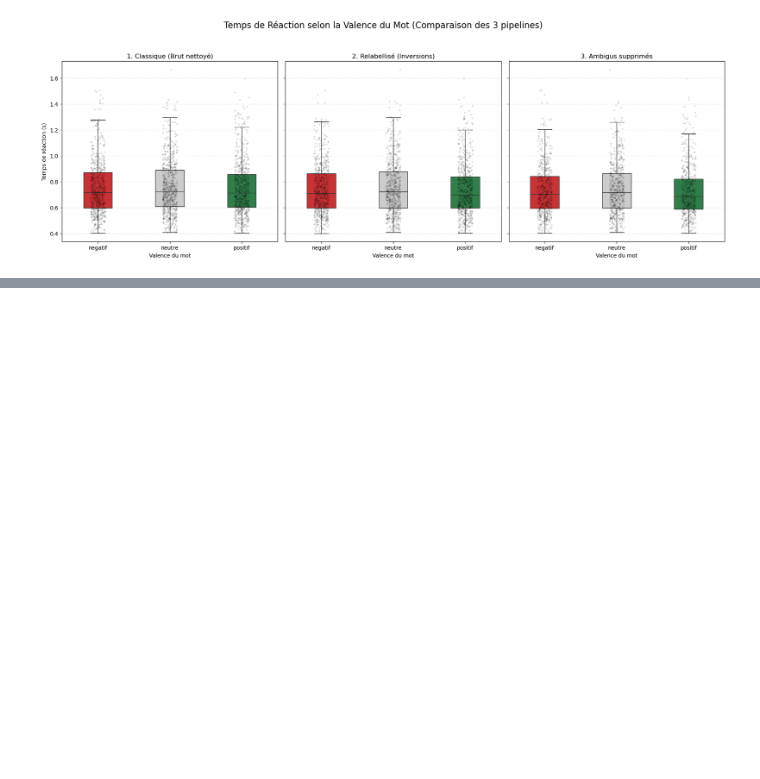
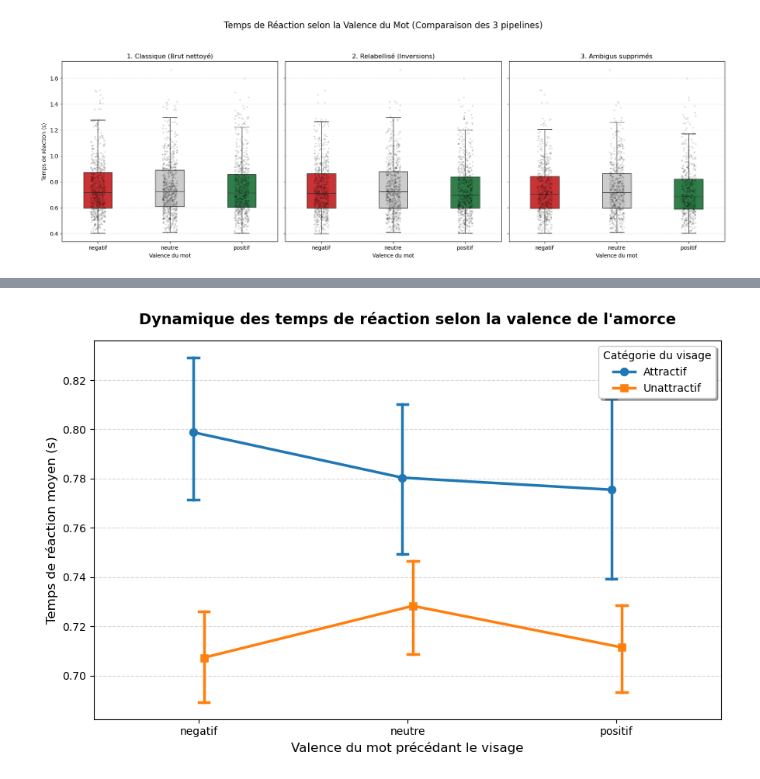
Before and after one commit to Coumess/Lab_Project_Experiment, a Jupyter notebook: extract_data.ipynb, the cells around one changed output, grey strips where cells are left out. Saved outputs shown, nothing was run; the diff lists cells and outputs as text; code cells hidden in the pictures; blank space fills up the shorter version.

```diff
--- a/extract_data.ipynb
+++ b/extract_data.ipynb
@@ -314,0 +365,41 @@ plt.show()
+# %%
+# ==========================================
+# VISUALISATION : Courbes des Temps de Réaction
+# ==========================================
+
+# Ordre d'affichage logique pour l'axe des X
+ordre_valence = ["negatif", "neutre", "positif"]
+
+# Couleurs pour différencier les catégories de visages
+palette_visage = {"Attractif": "#1f77b4", "Unattractif": "#ff7f0e"}
+
+plt.figure(figsize=(9, 6))
+
+# Le pointplot trace la moyenne et relie les points par une courbe.
+# Par défaut, il calcule et affiche l'intervalle de confiance à 95% (les barres d'erreur).
+sns.pointplot(
+    data=df_removelabel_outliers,
+    x='valence_word',
+    y='rt',
+    hue='label_face',       # Une courbe par catégorie de visage
+    order=ordre_valence,
+    palette=palette_visage,
+    dodge=0.05,             # Décale légèrement les points pour que les barres d'erreur ne se chevauchent pas
+    markers=['o', 's'],     # Rond pour Attractif, Carré pour Unattractif
+    capsize=0.05,           # Ajoute des petits tirets aux extrémités des barres d'erreur
+    linewidth=2.5           # Épaisseur de la courbe
+)
+
+# Esthétique du graphique
+plt.title("Dynamique des temps de réaction selon la valence de l'amorce", pad=15, fontsize=14, fontweight='bold')
+plt.xlabel("Valence du mot précédant le visage", fontsize=12)
+plt.ylabel("Temps de réaction moyen (s)", fontsize=12)
+
+# Personnalisation de la légende et de la grille
+plt.legend(title="Catégorie du visage", frameon=True, shadow=True)
+plt.grid(axis='y', linestyle='--', alpha=0.5)
+
+plt.tight_layout()
+plt.show()
+# %% [output]
+[figure, added]
```
Also changed, not shown: parts of 3 cells of this notebook.
